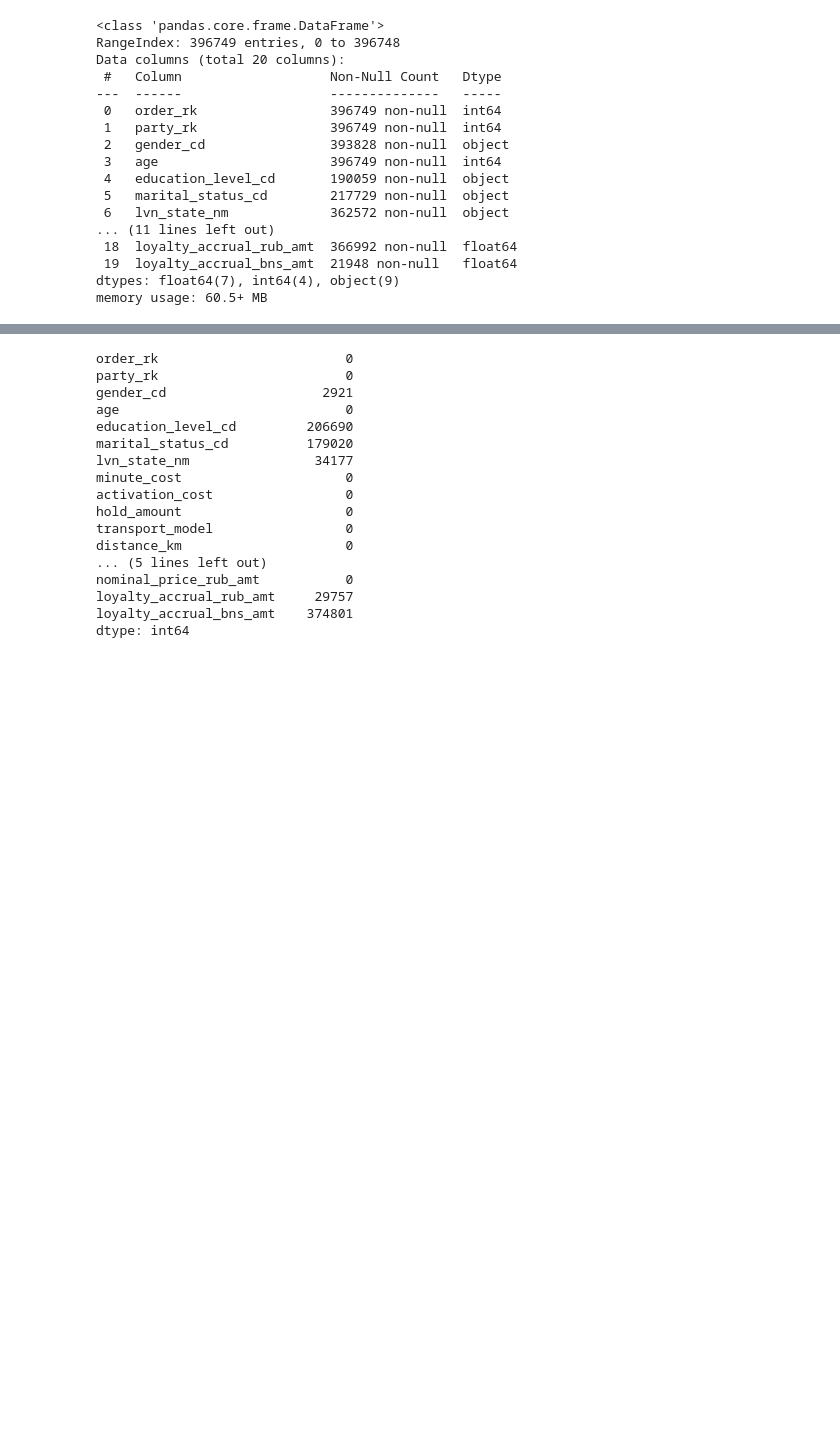
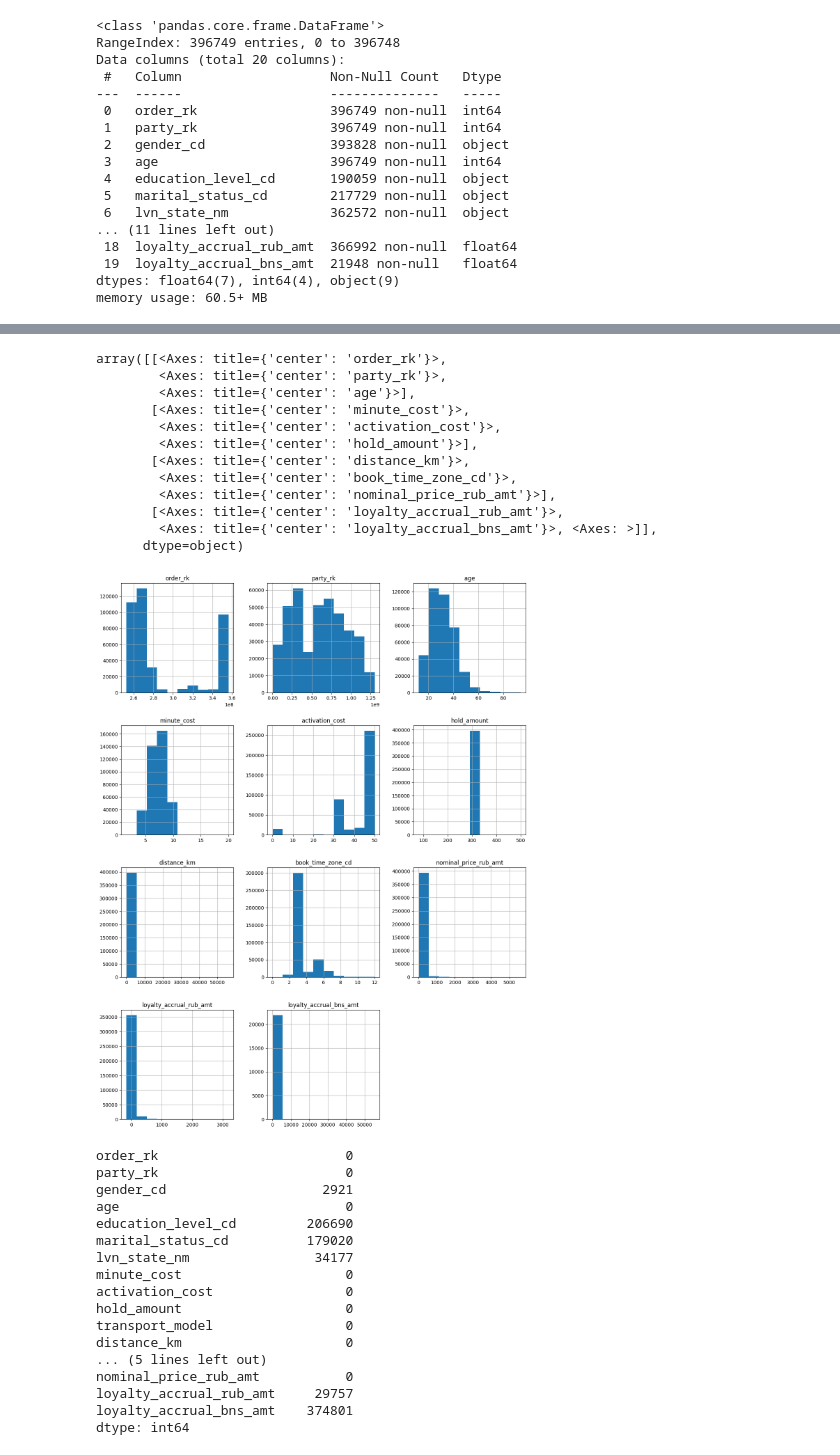
Before and after one commit to lidaEYE/eda-kicksharing-2024, a Jupyter notebook: tb-analysis-2025.ipynb, the cells around one changed output, grey strips where cells are left out. Drawn from its saved outputs; the diff is of its cells as text; code cells hidden in the pictures; blank space fills up the shorter version.

```diff
--- a/tb-analysis-2025.ipynb
+++ b/tb-analysis-2025.ipynb
@@ -47 +66,21 @@ memory usage: 60.5+ MB
+# %%
+# Гистограмма для всех числовых столбцов таблице на одном графике
+df.hist(
+    ['order_rk', 'party_rk', 'age', 'minute_cost', 'activation_cost', 'hold_amount', 'distance_km', 'book_time_zone_cd', 'nominal_price_rub_amt', 'loyalty_accrual_rub_amt', 'loyalty_accrual_bns_amt'],
+    figsize=(15, 20)
+)
+# %% [output]
+array([[<Axes: title={'center': 'order_rk'}>,
+        <Axes: title={'center': 'party_rk'}>,
+        <Axes: title={'center': 'age'}>],
+       [<Axes: title={'center': 'minute_cost'}>,
+        <Axes: title={'center': 'activation_cost'}>,
+        <Axes: title={'center': 'hold_amount'}>],
+       [<Axes: title={'center': 'distance_km'}>,
+        <Axes: title={'center': 'book_time_zone_cd'}>,
+        <Axes: title={'center': 'nominal_price_rub_amt'}>],
+       [<Axes: title={'center': 'loyalty_accrual_rub_amt'}>,
+        <Axes: title={'center': 'loyalty_accrual_bns_amt'}>, <Axes: >]],
+      dtype=object)
+[figure, added]
 # %%
```
Also changed, not shown: parts of 12 cells of this notebook.
